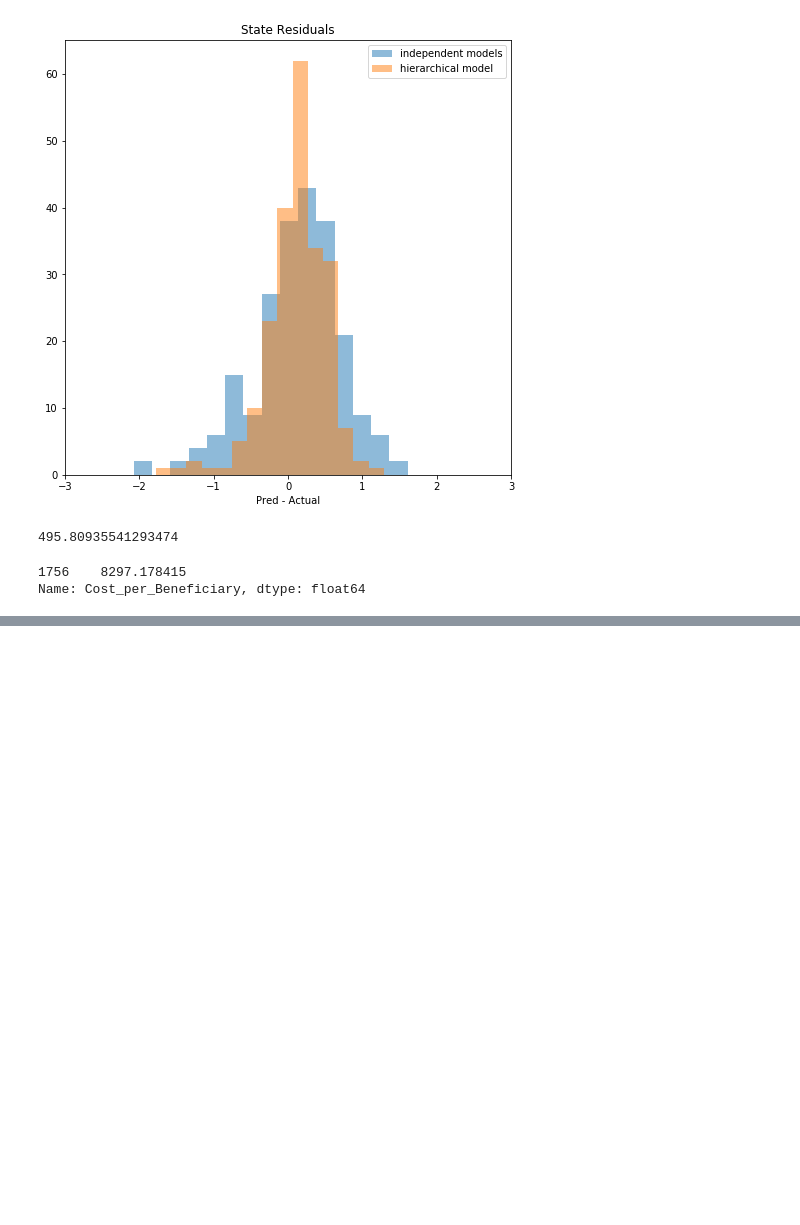
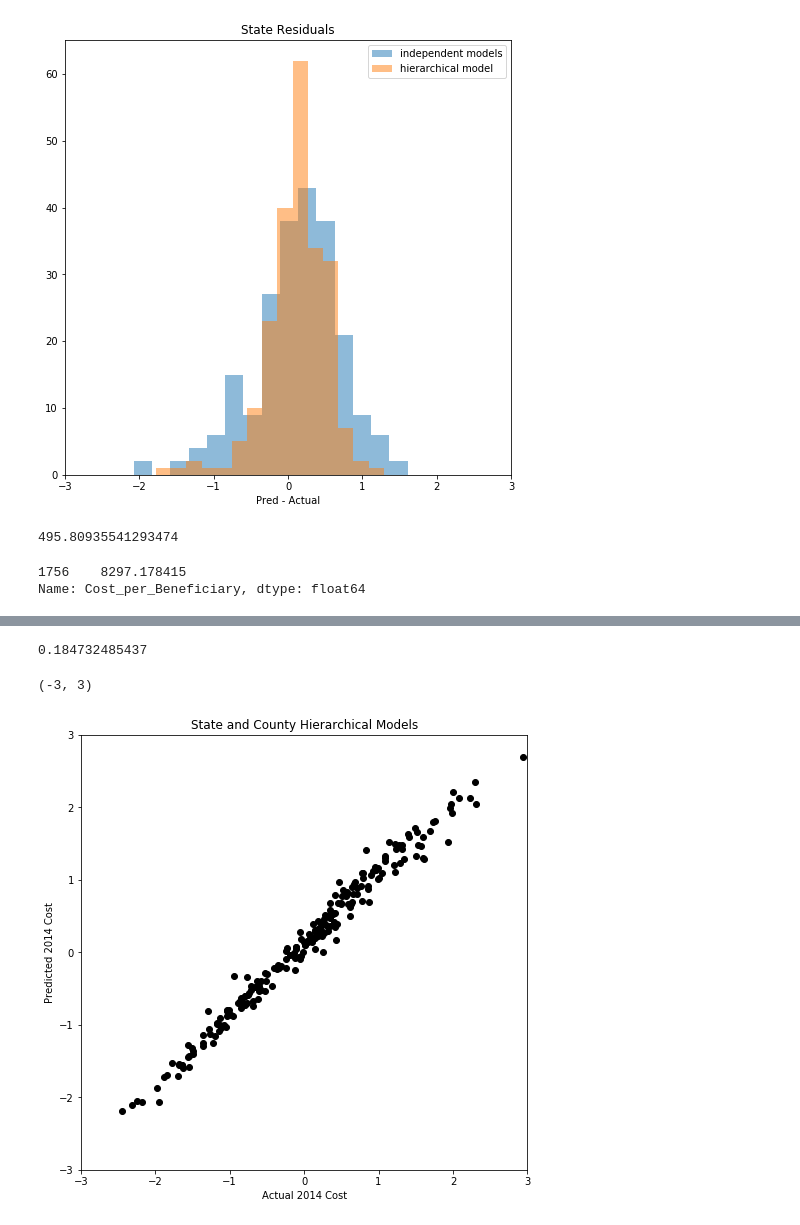
Before and after one commit to cstaff18/Medicare_Spending_Bayesian_Linear_Models, a Jupyter notebook: DataExplorationAndEDA.ipynb, the cells around one changed output, grey strips where cells are left out. Saved outputs shown, nothing was run; the diff lists cells and outputs as text; code cells hidden in the pictures; blank space fills up the shorter version.

Commit message:
add 3 tier model

```diff
--- a/DataExplorationAndEDA.ipynb
+++ b/DataExplorationAndEDA.ipynb
@@ -1017,0 +1172,5 @@ IndexError: tuple index out of range
+# %%
+SCalphas = SC_hierarchical_trace.get_values('st_alpha', burn = 50)
+SCbeta1s = SC_hierarchical_trace.get_values('st_beta1', burn = 50)
+SCbeta2s = SC_hierarchical_trace.get_values('st_beta2', burn = 50)
+SCbeta3s = SC_hierarchical_trace.get_values('st_beta3', burn = 50)
@@ -1017,0 +1181,14 @@ IndexError: tuple index out of range
+# %%
+state_idx = X_test.state_idx.values
+county_idx = X_test.cty_idx.values
+sc_amean = []
+sc_b1mean = []
+sc_b2mean = []
+sc_b3mean = []
+for i in range(len(state_idx)):
+    sc_amean.append(np.mean(SCalphas[:,state_idx[i],county_idx[i]]))
+    sc_b1mean.append(np.mean(SCbeta1s[:,state_idx[i],county_idx[i]]))
+    sc_b2mean.append(np.mean(SCbeta2s[:,state_idx[i],county_idx[i]]))
+    sc_b3mean.append(np.mean(SCbeta3s[:,state_idx[i],county_idx[i]]))
+# %%
+y_hats_2H = sc_amean + sc_b1mean * X_test.year + sc_b2mean * X_test.MA_Part_Rate + sc_b3mean * X_test.IP_per_1000
@@ -1017,0 +1215,20 @@ IndexError: tuple index out of range
+# %%
+
+from sklearn.metrics import mean_squared_error
+y_test['y_pred_2H'] = y_hats_2H
+RMSE = np.sqrt(mean_squared_error(y_test.y_pred_2H,y_test.Cost_per_Beneficiary))
+print(RMSE)
+# %% [output]
+0.184732485437
+# %%
+fig = plt.figure(figsize=(8,8))
+ax = fig.add_subplot(111)
+ax.plot(y_test.Cost_per_Beneficiary,y_test.y_pred_2H,'ko')
+ax.set_xlabel('Actual 2014 Cost')
+ax.set_ylabel('Predicted 2014 Cost')
+ax.set_title('State and County Hierarchical Models')
+ax.set_xlim(-3,3)
+ax.set_ylim(-3,3)
+# %% [output]
+(-3, 3)
+[figure, added]
```
Also changed, not shown: parts of 13 cells of this notebook, 2 other files.
